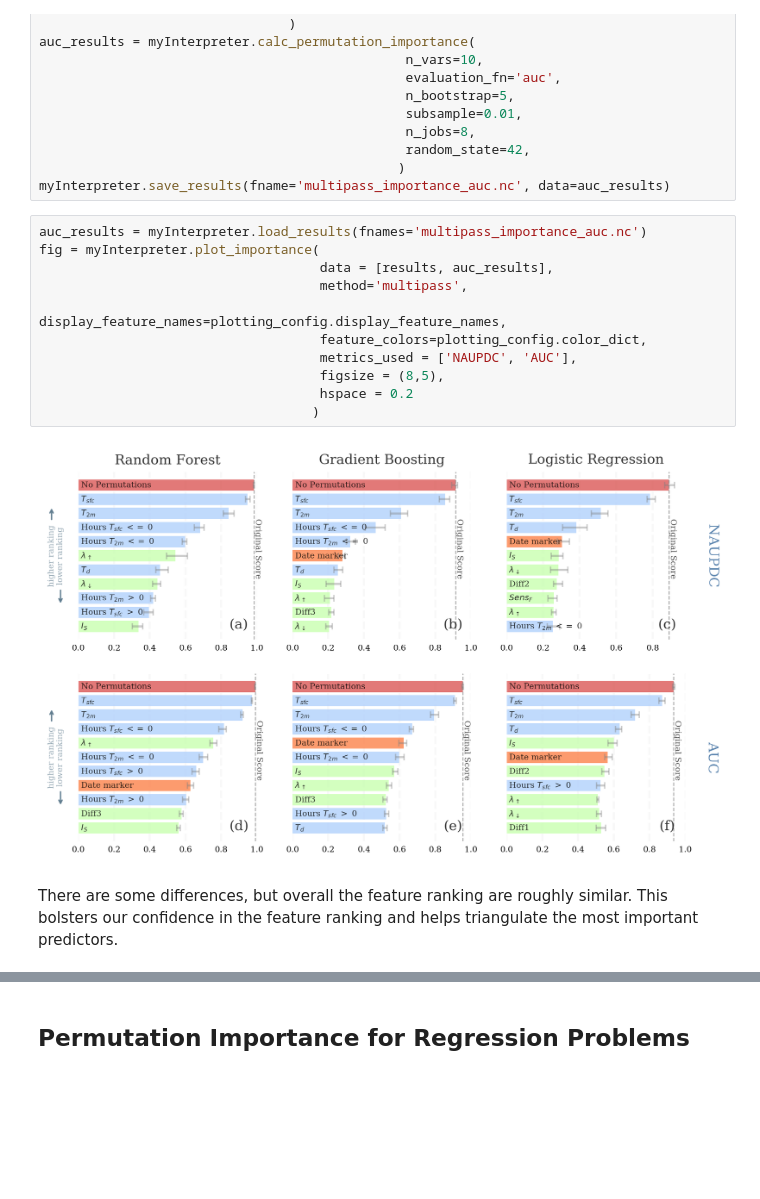
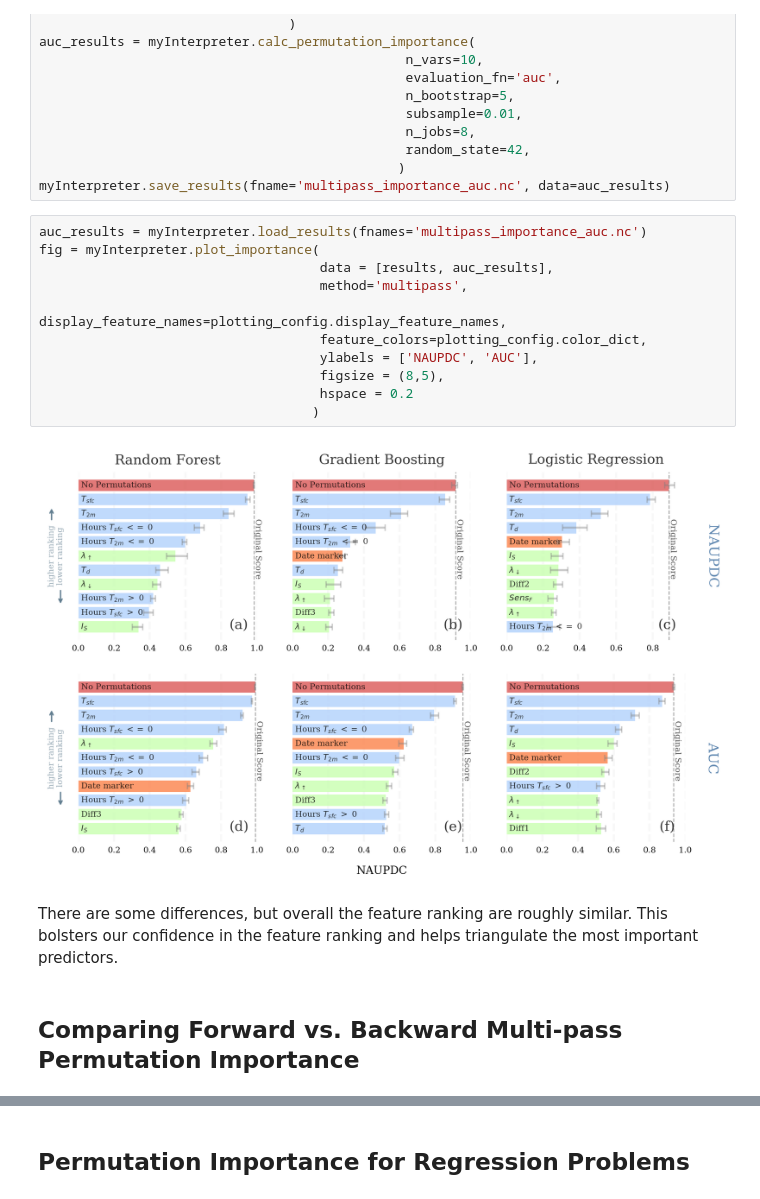
Before and after one commit to monte-flora/scikit-explain, a Jupyter notebook: tutorial_notebooks/permutation_importance_tutorial.ipynb, the cells around one changed output, grey strips where cells are left out. Saved outputs shown, nothing was run; the diff lists cells and outputs as text; blank space fills up the shorter version.

```diff
--- a/tutorial_notebooks/permutation_importance_tutorial.ipynb
+++ b/tutorial_notebooks/permutation_importance_tutorial.ipynb
@@ -166,15 +196,17 @@ myInterpreter.save_results(fname='multipass_importance_auc.nc', data=auc_results
 # %%
 auc_results = myInterpreter.load_results(fnames='multipass_importance_auc.nc')
 fig = myInterpreter.plot_importance(
                                     data = [results, auc_results],
                                     method='multipass',
                                     display_feature_names=plotting_config.display_feature_names,
                                     feature_colors=plotting_config.color_dict,
-                                    metrics_used = ['NAUPDC', 'AUC'],
+                                    ylabels = ['NAUPDC', 'AUC'],
                                     figsize = (8,5),
                                     hspace = 0.2
                                    )
 # %% [output]
-[figure, old version]
+[figure, new version]
 # %% [markdown]
 There are some differences, but overall the feature ranking are roughly similar. This bolsters our confidence in the feature ranking and helps triangulate the most important predictors.
+# %% [markdown]
+## Comparing Forward vs. Backward Multi-pass Permutation Importance
```
Also changed, not shown: parts of 11 cells of this notebook, 5 other files.
